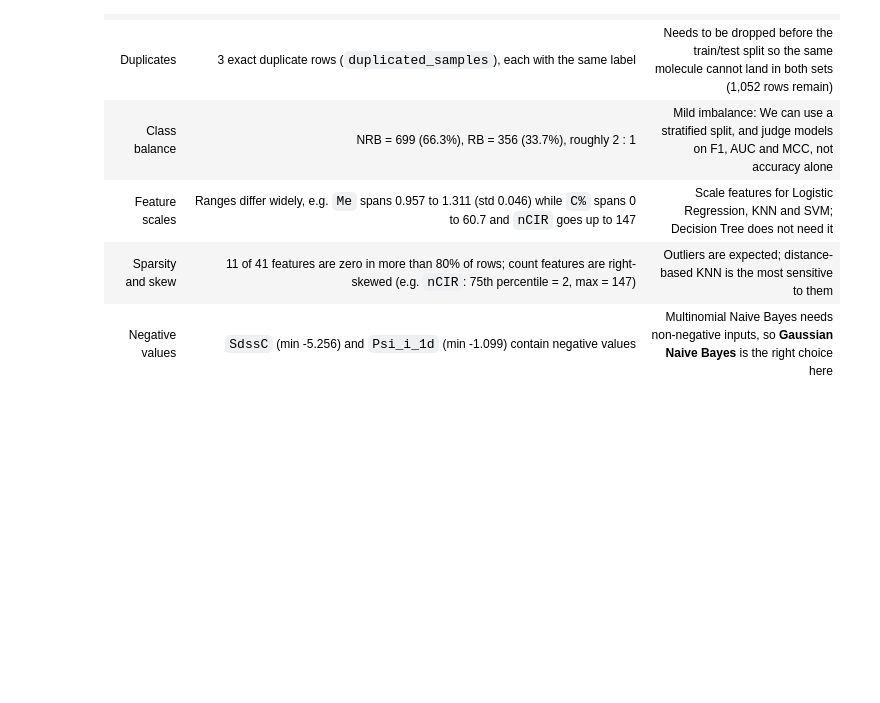
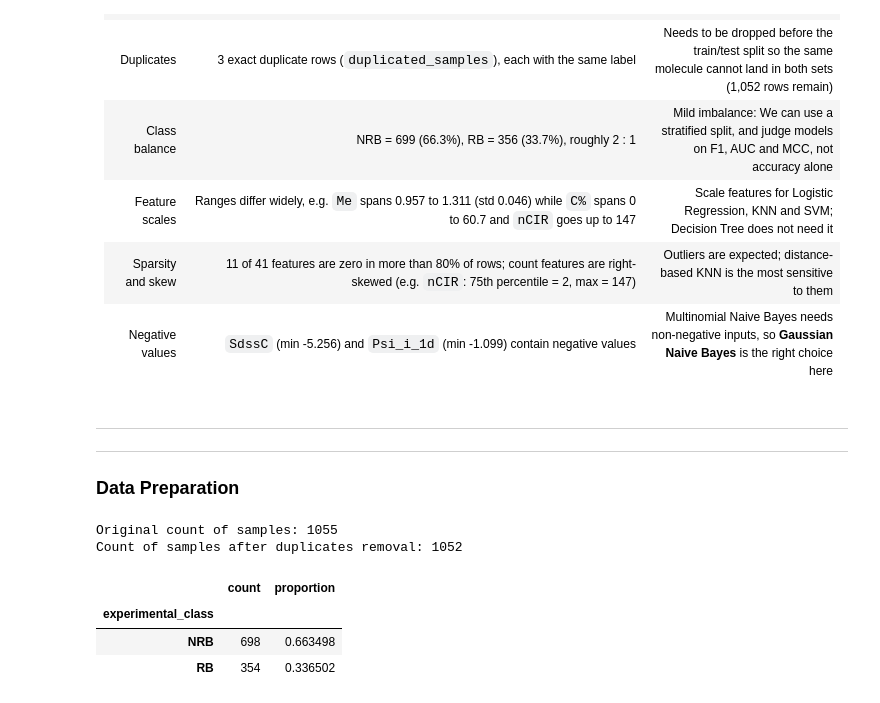
Before and after one commit to MadhurBhaiya-BITS/qsar-biodegradation-classifier, a Jupyter notebook: qsar_classifier.ipynb, the cells around one changed output. Drawn from its saved outputs; the diff is of its cells as text; code cells hidden in the pictures; blank space fills up the shorter version.

```diff
--- a/qsar_classifier.ipynb
+++ b/qsar_classifier.ipynb
@@ -264,3 +268,25 @@ Features with > 80% zeros are: ['F01[N-N]', 'NssssC', 'nN-N', 'nArNO2', 'nCRX3',
 | Feature scales | Ranges differ widely, e.g. `Me` spans 0.957 to 1.311 (std 0.046) while `C%` spans 0 to 60.7 and `nCIR` goes up to 147 | Scale features for Logistic Regression, KNN and SVM; Decision Tree does not need it |
 | Sparsity and skew | 11 of 41 features are zero in more than 80% of rows; count features are right-skewed (e.g. `nCIR`: 75th percentile = 2, max = 147) | Outliers are expected; distance-based KNN is the most sensitive to them |
 | Negative values | `SdssC` (min -5.256) and `Psi_i_1d` (min -1.099) contain negative values | Multinomial Naive Bayes needs non-negative inputs, so **Gaussian Naive Bayes** is the right choice here |
+# %% [markdown]
+---
+---
+### Data Preparation
+# %%
+# Cleanup the duplicates
+df_cleaned = df.drop_duplicates()
+print(f"Original count of samples: {len(df)}")
+print(f"Count of samples after duplicates removal: {len(df_cleaned)}")
+
+# Measure new class imbalance
+display(
+    pd.concat([df_cleaned[TARGET_COLUMN].value_counts(), df_cleaned[TARGET_COLUMN].value_counts(normalize=True)],
+    axis=1)
+)
+# %% [output]
+Original count of samples: 1055
+Count of samples after duplicates removal: 1052
+|  | count | proportion |
+| experimental_class |  |  |
+| NRB | 698 | 0.663498 |
+| RB | 354 | 0.336502 |
```
Also changed, not shown: parts of 4 cells of this notebook, 1 other file.
